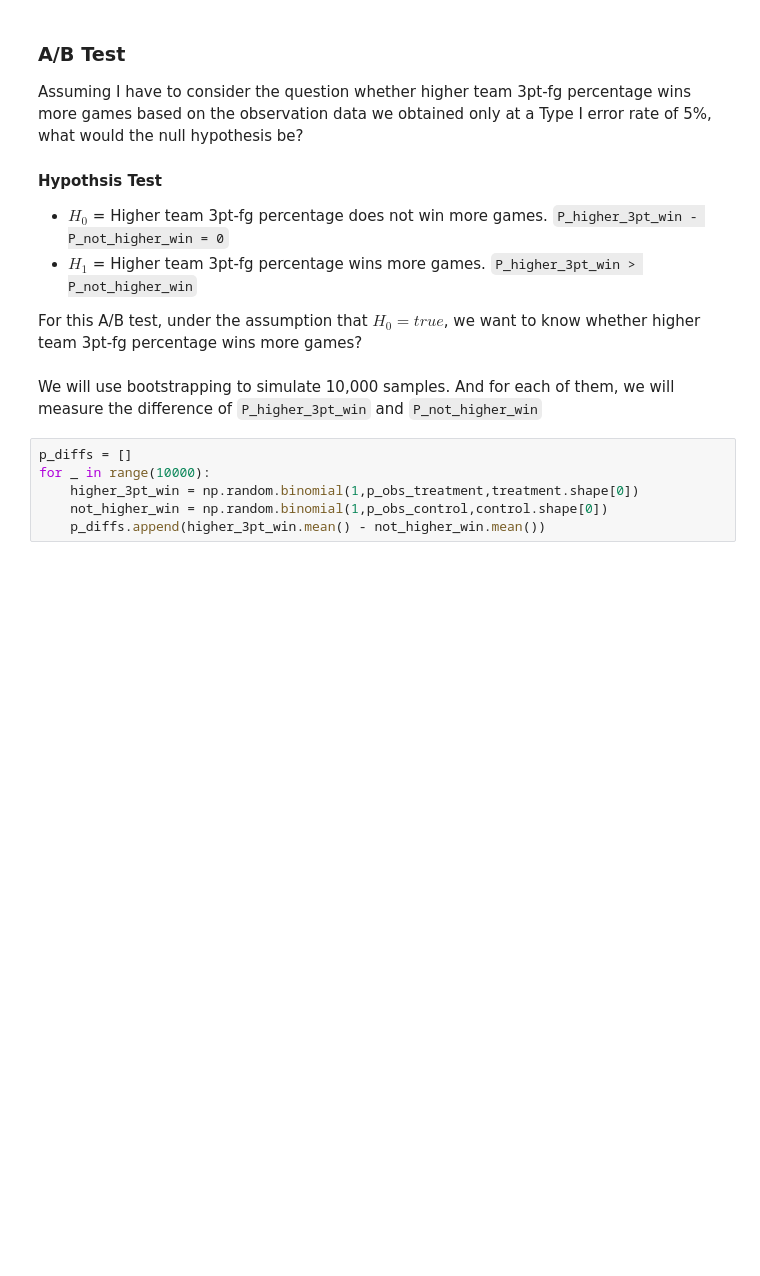
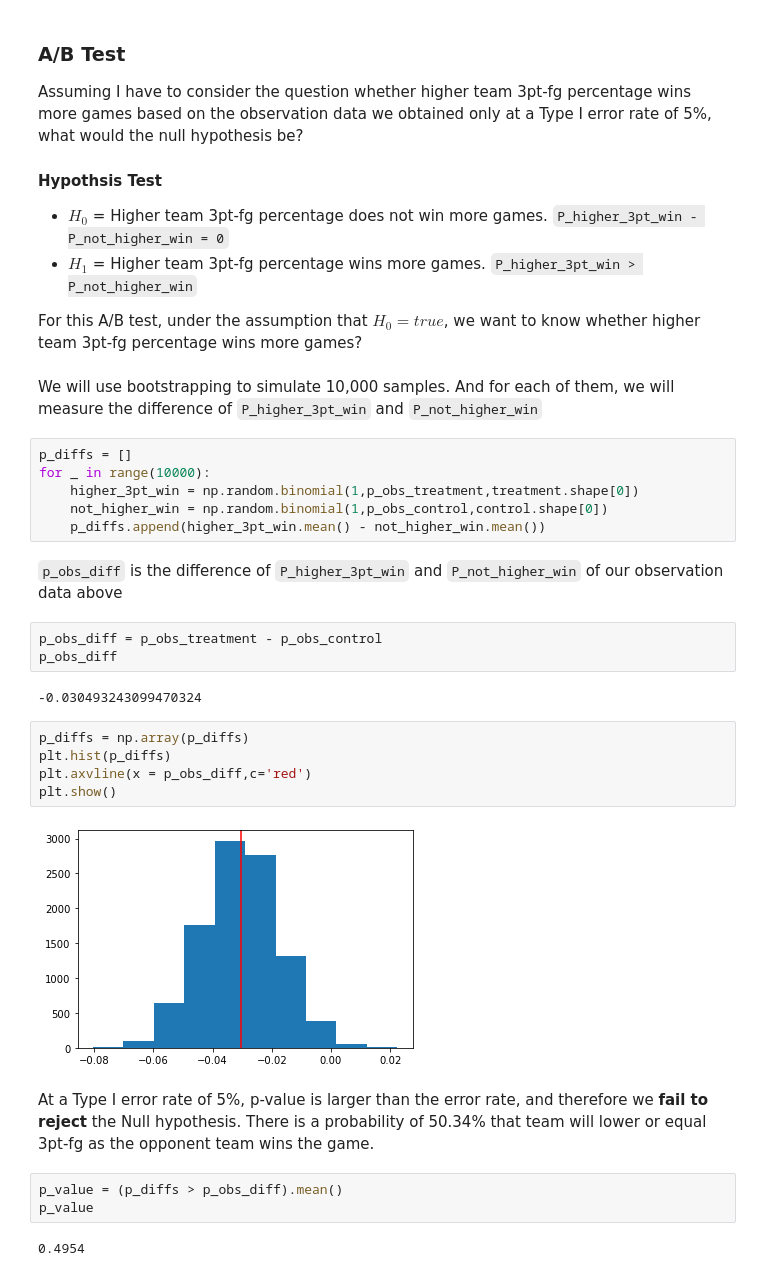
Before and after one commit to dawsonc96/NBA-Game-Prediction, a Jupyter notebook: ab_test.ipynb, the cells around one changed output. Cells and saved outputs as stored; diff of their text form; blank space fills up the shorter version.

```diff
--- a/ab_test.ipynb
+++ b/ab_test.ipynb
@@ -90,3 +90,24 @@ for _ in range(10000):
     higher_3pt_win = np.random.binomial(1,p_obs_treatment,treatment.shape[0])
     not_higher_win = np.random.binomial(1,p_obs_control,control.shape[0])
     p_diffs.append(higher_3pt_win.mean() - not_higher_win.mean())
+# %% [markdown]
+`p_obs_diff` is the difference of `P_higher_3pt_win` and `P_not_higher_win` of our observation data above
+# %%
+p_obs_diff = p_obs_treatment - p_obs_control
+p_obs_diff
+# %% [output]
+-0.030493243099470324
+# %%
+p_diffs = np.array(p_diffs)
+plt.hist(p_diffs)
+plt.axvline(x = p_obs_diff,c='red')
+plt.show()
+# %% [output]
+[figure, added]
+# %% [markdown]
+At a Type I error rate of 5%, p-value is larger than the error rate, and therefore we **fail to reject** the Null hypothesis. There is a probability of 50.34% that team will lower or equal 3pt-fg as the opponent team wins the game.
+# %%
+p_value = (p_diffs > p_obs_diff).mean()
+p_value
+# %% [output]
+0.4954
```
Also changed, not shown: 2 other files.
